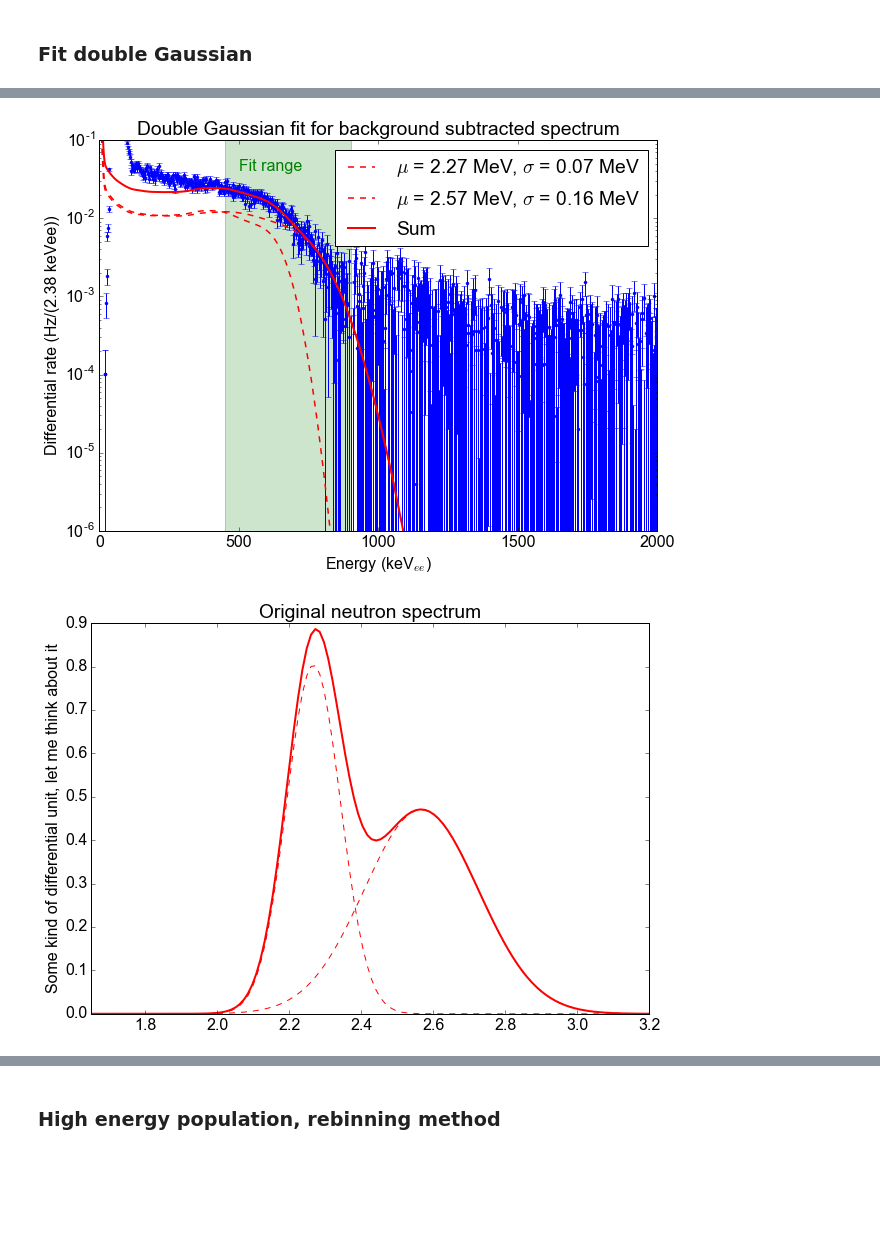
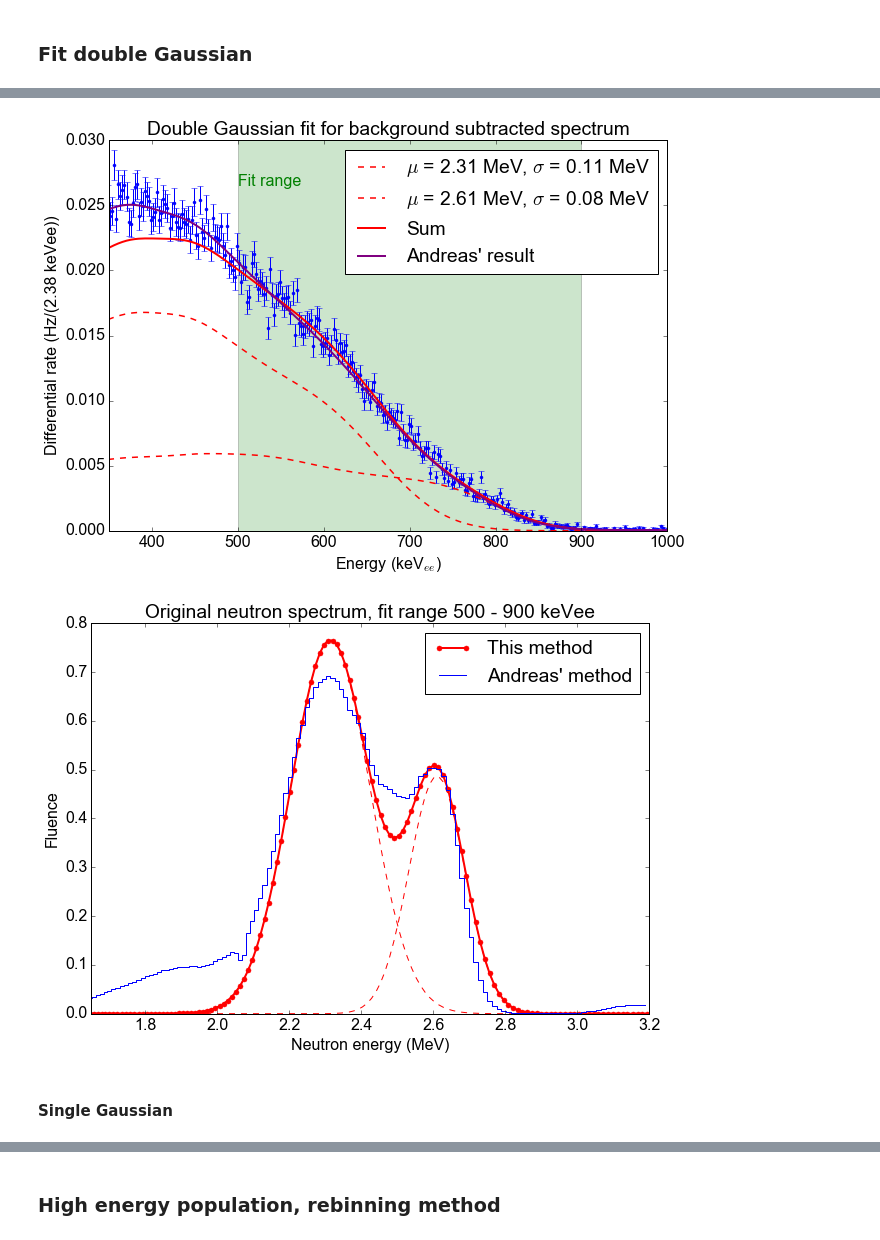
Before and after one commit to XENON1T/PTB, a Jupyter notebook: 07_deconvolution.ipynb, the cells around one changed output, grey strips where cells are left out. Drawn from its saved outputs; the diff is of its cells as text; code cells hidden in the pictures; blank space fills up the shorter version.

```diff
--- a/07_deconvolution.ipynb
+++ b/07_deconvolution.ipynb
@@ -22,12 +29,6 @@ with io.capture_output() as output_05:
 # %% [markdown]
 ### Define functions
 # %%
-def gaussian(x, mu, sig):
-    '''
-    Normalized Gaussian function
-    '''
-    return 1./(np.sqrt(2.*np.pi)*sig)*np.exp(-np.power((x - mu)/sig, 2.)/2)
-
 def get_neutron_spectrum(mu, sigma):
     '''
     Get the smeared version of the response for an original neutron spectrum that is Gaussian in energy.
@@ -137,6 +195,7 @@ class Chi2Func_2:
 # %% [markdown]
 ### Settings for fits
 # %%
-min_e = 450
+min_e = 500
 max_e = 900
+use_err = True
 # %% [markdown]
@@ -274,12 +206,15 @@ plt.show()
 # Select the data to fit
 sel = (e_scale > min_e) & (e_scale < max_e)
 x = e_scale[sel]
-y_data = fg_0_sub[sel]
-y_err = fg_0_sub_err[sel]
-assert len(fg_0_sub_err[sel][fg_0_sub_err[sel] == 0]) == 0
+y_data = fg_disc_sub[sel]
+y_err = fg_disc_sub_err[sel]
+assert len(fg_disc_sub_err[sel][fg_disc_sub_err[sel] == 0]) == 0
 
 # Initialize chi2 function
-chi2 = Chi2Func_2(x, y_data, y_err)
+if use_err:
+    chi2 = Chi2Func_2(x, y_data, y_err)
+else:
+    chi2 = Chi2Func_no_err_2(x, y_data)
 
 # Give guess parameters
 my_args = dict(
@@ -310,6 +248,6 @@ print(m_doub_sub.values)
 # %%
 vals = m_doub_sub.values
-plt.errorbar(e_scale, fg_0_sub, fg_0_sub_err, ls='None', marker='.')
+plt.errorbar(e_scale, fg_disc_sub, fg_disc_sub_err, ls='None', marker='.')
 # Take subplots
 plt.plot(e_scale, get_neutron_spectrum_interpolated(e_scale, vals['a1'], vals['mu1'], vals['sigma1']),
          color='red', lw=1.5,
@@ -321,30 +259,43 @@ plt.plot(e_scale, get_neutron_spectrum_interpolated(e_scale, vals['a2'], vals['m
 plt.plot(e_scale, get_neutron_spectrum_interpolated_2(e_scale, **vals), color='red', lw=2,
         label='Sum')
 
+# Plot Andreas result
+plt.plot(1000*electron_energies, ad_hoc_factor*1/fg_livetime * and_response, color='purple', lw=2,
+         label="Andreas' result")
+
 draw_box((min_e, max_e), (0, 1), facecolor='green', alpha=0.2)
-plt.text(500, 0.04, 'Fit range', color='green')
+plt.text(500, 0.0265, 'Fit range', color='green')
 
-plt.ylim(1e-6,1e-1)
-plt.xlim(0,2000)
+plt.ylim(1e-6,0.3e-1)
+plt.xlim(350,1000)
 plt.legend()
-plt.yscale('log')
+#plt.yscale('log')
 plt.xlabel('Energy (keV$_{ee}$)')
 plt.ylabel('Differential rate (Hz/(2.38 keVee))')
 plt.title('Double Gaussian fit for background subtracted spectrum')
-plt.savefig('plots/fit_spectrum_sub_doub_min_%d_max_%d.png' % (min_e, max_e), bbox_inches='tight')
+
+plt.savefig('plots/fit_spectrum_min_%d_max_%d.png' % (min_e, max_e), bbox_inches='tight')
 plt.show()
 # %% [output]
-[figure, old version]
+[figure, new version]
 # %%
 vals = m_doub_sub.values
 plt.plot(neutron_energies, vals['a1']*gaussian(neutron_energies, vals['mu1'],vals['sigma1']),c='red',ls='--')
 plt.plot(neutron_energies, vals['a2']*gaussian(neutron_energies, vals['mu2'],vals['sigma2']),c='red',ls='--')
 plt.plot(neutron_energies, vals['a1']*gaussian(neutron_energies, vals['mu1'],vals['sigma1']) +
-         vals['a2']*gaussian(neutron_energies, vals['mu2'],vals['sigma2']),c='red',lw=2)
+         vals['a2']*gaussian(neutron_energies, vals['mu2'],vals['sigma2']),c='red',lw=2,
+         marker='.', markersize=10, label='This method')
 plt.xlim(1.65, 3.2)
-plt.ylabel('Some kind of differential unit, let me think about it')
-plt.title('Original neutron spectrum')
-plt.savefig('plots/neut_spectrum_disc_sing_min_%d_max_%d.png' % (min_e, max_e), bbox_inches='tight')
+plt.title('Original neutron spectrum, fit range %d - %d keVee' % (min_e, max_e))
+
+plt.plot(e_and, 0.5*y_and, linestyle='steps', label = "Andreas' method")
+plt.xlabel('Neutron energy (MeV)')
+plt.ylabel('Fluence')
+plt.legend()
+
+plt.savefig('plots/neut_spectrum_min_%d_max_%d.png' % (min_e, max_e), bbox_inches='tight')
 plt.show()
 # %% [output]
-[figure, old version]
+[figure, new version]
+# %% [markdown]
+#### Single Gaussian
```
Also changed, not shown: parts of 35 cells of this notebook, 2 other files.
